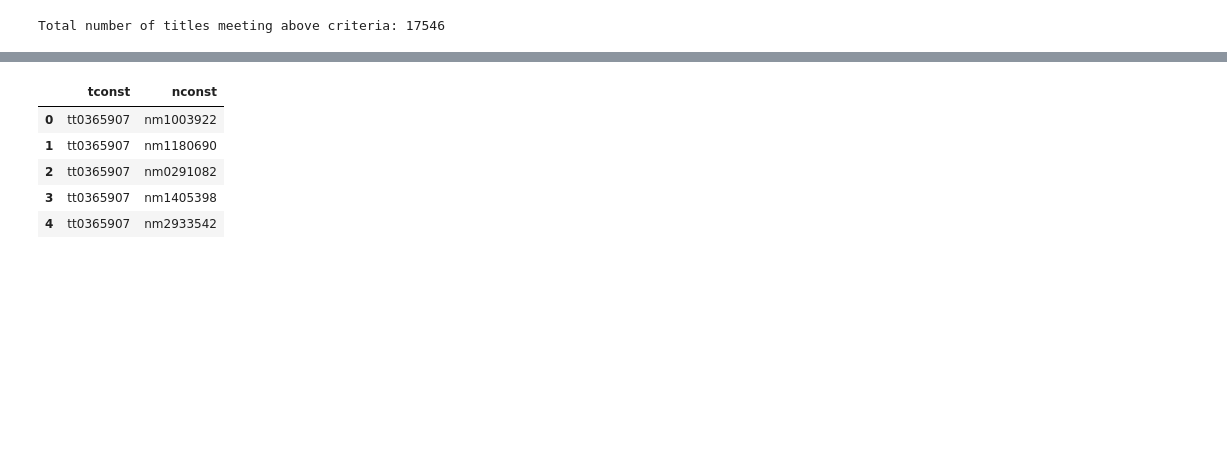
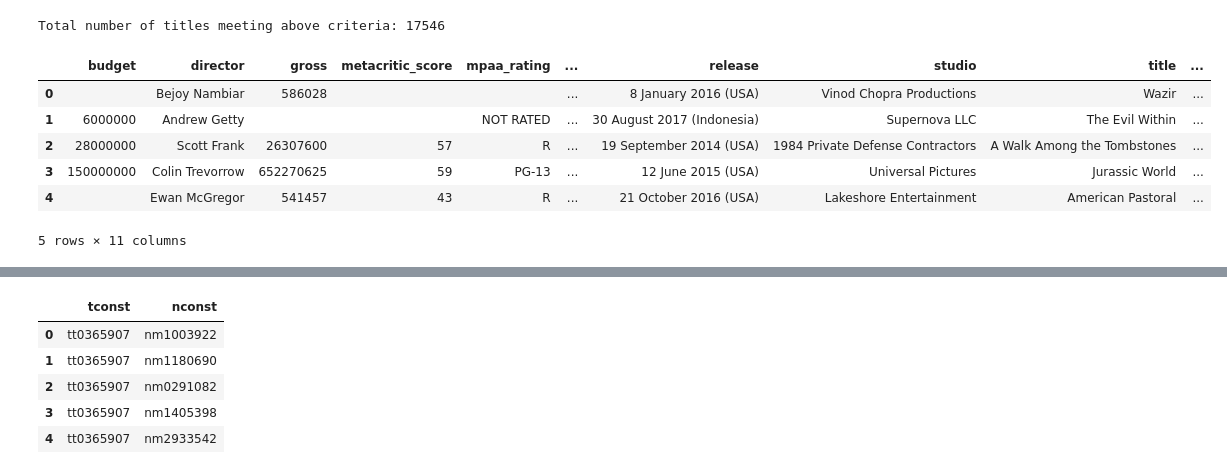
Before and after one commit to cmgiler/Movie-Hype-Predictor, a Jupyter notebook: 01_IMDBPro Web Scraping Actor Info.ipynb, the cells around one changed output, grey strips where cells are left out. Drawn from its saved outputs; the diff is of its cells as text; code cells hidden in the pictures; blank space fills up the shorter version.

```diff
--- a/01_IMDBPro Web Scraping Actor Info.ipynb
+++ b/01_IMDBPro Web Scraping Actor Info.ipynb
@@ -266,3 +269,26 @@ Total number of titles meeting above criteria: 17546
 import pickle
 with open('my_data.pkl', 'wb') as picklefile:
    pickle.dump(titles['tconst'].values, picklefile)
+# %%
+# Load IMDB title scrapy results
+# Read json file
+import json
+import pandas as pd
+import matplotlib.pyplot as plt
+import seaborn as sns
+%matplotlib inline
+
+# Load scrapy json to my_data
+with open('imdb_spider/import_27Jan18_1.json', 'r') as f:
+    my_data = json.load(f)
+
+imdb_info = pd.DataFrame(my_data)
+imdb_info.head()
+# %% [output]
+|  | budget | director | gross | metacritic_score | mpaa_rating | ... | release | studio | title | ... |
+| 0 |  | Bejoy Nambiar | 586028 |  |  | ... | 8 January 2016 (USA) | Vinod Chopra Productions | Wazir | ... |
+| 1 | 6000000 | Andrew Getty |  |  | NOT RATED | ... | 30 August 2017 (Indonesia) | Supernova LLC | The Evil Within | ... |
+| 2 | 28000000 | Scott Frank | 26307600 | 57 | R | ... | 19 September 2014 (USA) | 1984 Private Defense Contractors | A Walk Among the Tombstones | ... |
+| 3 | 150000000 | Colin Trevorrow | 652270625 | 59 | PG-13 | ... | 12 June 2015 (USA) | Universal Pictures | Jurassic World | ... |
+| 4 |  | Ewan McGregor | 541457 | 43 | R | ... | 21 October 2016 (USA) | Lakeshore Entertainment | American Pastoral | ... |
+5 rows × 11 columns
```
Also changed, not shown: parts of 6 cells of this notebook, 8 other files.
